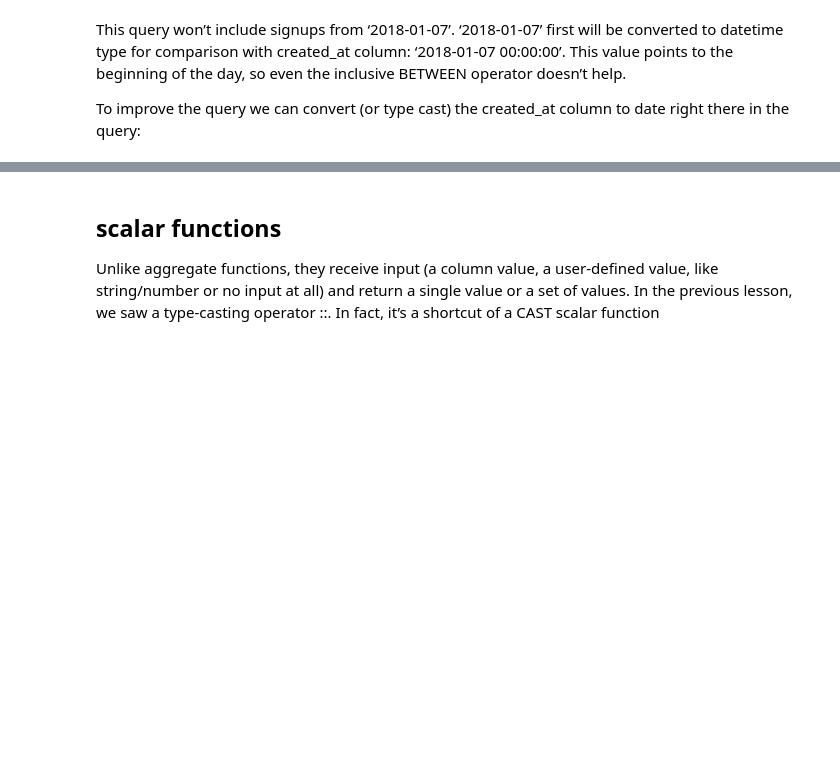
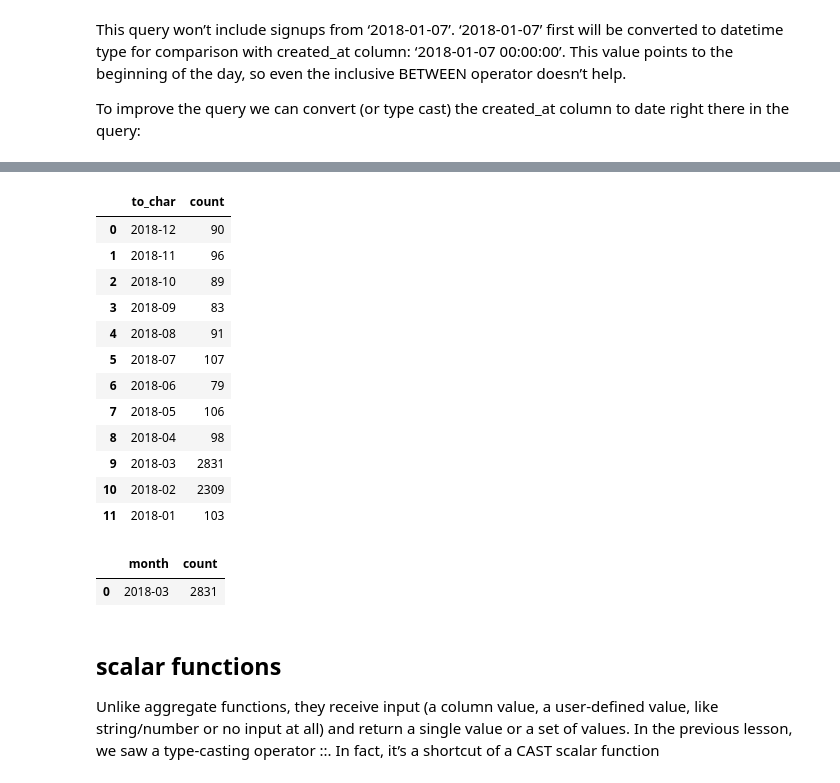
Before and after one commit to ivekhov/sql-kata, a Jupyter notebook: sql_habit/Scripts/1_intro.ipynb, the cells around one changed output, grey strips where cells are left out. Drawn from its saved outputs; the diff is of its cells as text; code cells hidden in the pictures; blank space fills up the shorter version.

```diff
--- a/sql_habit/Scripts/1_intro.ipynb
+++ b/sql_habit/Scripts/1_intro.ipynb
@@ -316,0 +393,40 @@ ORDER BY created_at DESC;
+# %%
+sql = '''
+SELECT
+  TO_CHAR(created_at, 'yyyy-mm'),
+  COUNT(*)
+FROM users
+GROUP BY 1
+ORDER BY 1 DESC
+'''
+select(sql)
+# %% [output]
+|  | to_char | count |
+| 0 | 2018-12 | 90 |
+| 1 | 2018-11 | 96 |
+| 2 | 2018-10 | 89 |
+| 3 | 2018-09 | 83 |
+| 4 | 2018-08 | 91 |
+| 5 | 2018-07 | 107 |
+| 6 | 2018-06 | 79 |
+| 7 | 2018-05 | 106 |
+| 8 | 2018-04 | 98 |
+| 9 | 2018-03 | 2831 |
+| 10 | 2018-02 | 2309 |
+| 11 | 2018-01 | 103 |
+# %%
+sql = '''
+    select
+        TO_CHAR(created_at, 'yyyy-mm') as month
+        , count(id)
+    from users
+    group by 1
+    order by 2 desc
+    limit 1;
+
+
+'''
+select(sql)
+# %% [output]
+|  | month | count |
+| 0 | 2018-03 | 2831 |
```
Also changed, not shown: parts of 13 cells of this notebook, 2 other files.
